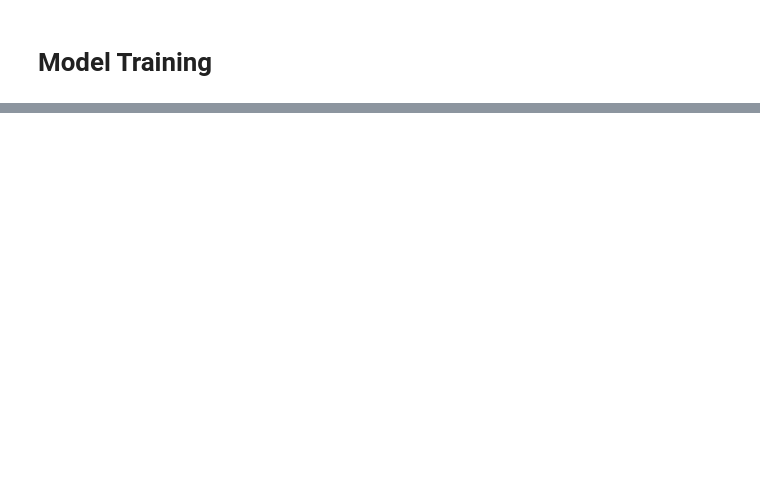
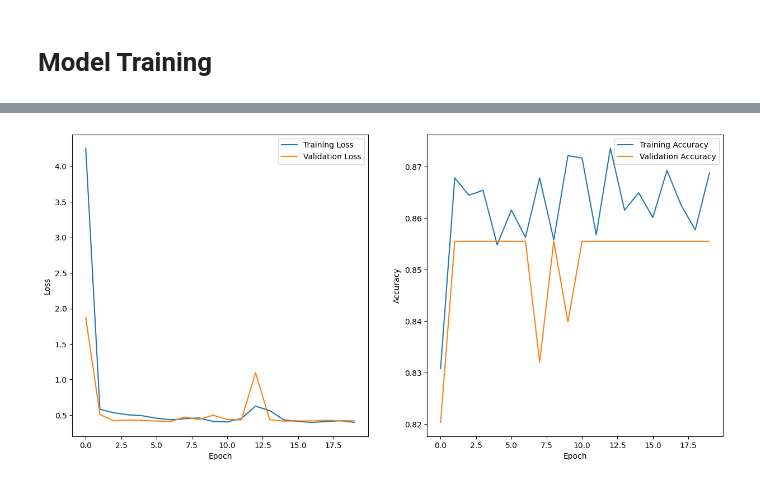
Before and after one commit to TheHappyBaloney/SIH-Deepfake-Detect, a Jupyter notebook: CNN_Model.ipynb, the cells around one changed output, grey strips where cells are left out. Saved outputs shown, nothing was run; the diff lists cells and outputs as text; code cells hidden in the pictures; blank space fills up the shorter version.

Commit message:
CNN Model Built Successfully

```diff
--- a/CNN_Model.ipynb
+++ b/CNN_Model.ipynb
@@ -129,0 +157,2 @@ fake_video_generator = data_generator(fake_videos_dir, label=1, frame_count=10,
+# %%
+folders = ['Celeb-real', 'YouTube-real', 'Celeb-synthesis']
@@ -129,0 +197,7 @@ fake_video_generator = data_generator(fake_videos_dir, label=1, frame_count=10,
+# %%
+# Split files for train, validation, and test
+file_paths, labels = VideoDataGenerator(folders, batch_size=32, input_size=(224, 224))._gather_files_and_labels()
+
+# Split into train, test, and validation sets
+train_paths, test_paths, train_labels, test_labels = train_test_split(file_paths, labels, test_size=0.2, stratify=labels)
+train_paths, val_paths, train_labels, val_labels = train_test_split(train_paths, train_labels, test_size=0.2, stratify=train_labels)
@@ -130,3 +207,7 @@ fake_video_generator = data_generator(fake_videos_dir, label=1, frame_count=10,
+# %%
+train_generator = VideoDataGenerator(train_paths, train_labels, batch_size=32, input_size=(224, 224), is_train=True)
+val_generator = VideoDataGenerator(val_paths, val_labels, batch_size=32, input_size=(224, 224), is_train=False)
+test_generator = VideoDataGenerator(test_paths, test_labels, batch_size=32, input_size=(224, 224), is_train=False)
 # %% [markdown]
 # Model Building
 # %%
@@ -207,0 +282,2 @@ Model: "DeepFakeDetectionModel"
+# %%
+history = model.fit(train_generator, validation_data=val_generator, epochs=20, verbose=1)
@@ -207,0 +303,25 @@ Model: "DeepFakeDetectionModel"
+# %%
+import matplotlib.pyplot as plt
+
+# Example plots
+plt.figure(figsize=(15, 7))
+
+# Plot loss
+plt.subplot(1, 2, 1)
+plt.plot(history.history['loss'], label='Training Loss')
+plt.plot(history.history['val_loss'], label='Validation Loss')
+plt.xlabel('Epoch')
+plt.ylabel('Loss')
+plt.legend()
+
+# Plot accuracy
+plt.subplot(1, 2, 2)
+plt.plot(history.history['accuracy'], label='Training Accuracy')
+plt.plot(history.history['val_accuracy'], label='Validation Accuracy')
+plt.xlabel('Epoch')
+plt.ylabel('Accuracy')
+plt.legend()
+
+plt.show()
+# %% [output]
+[figure, added]
```
Also changed, not shown: parts of 31 cells of this notebook.
